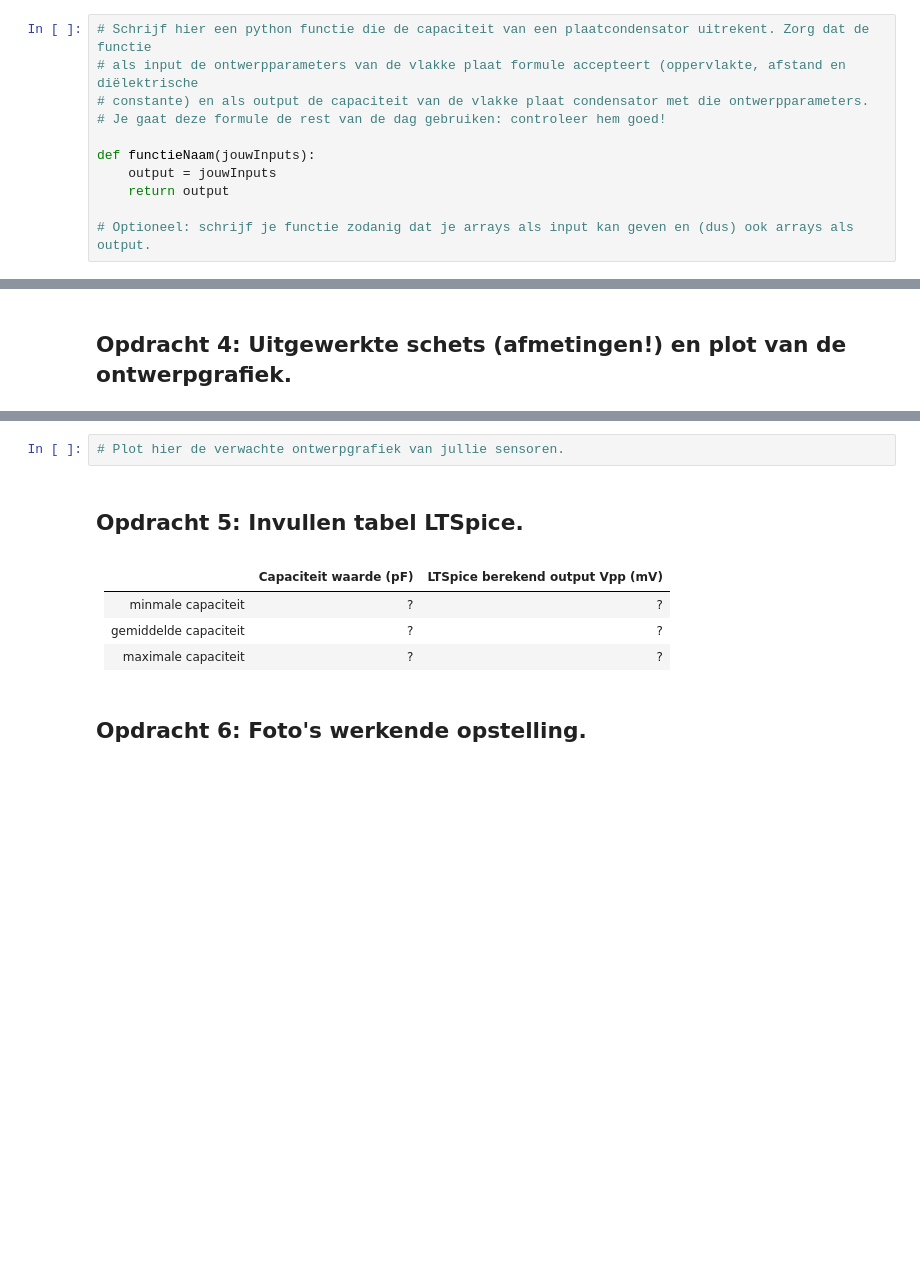
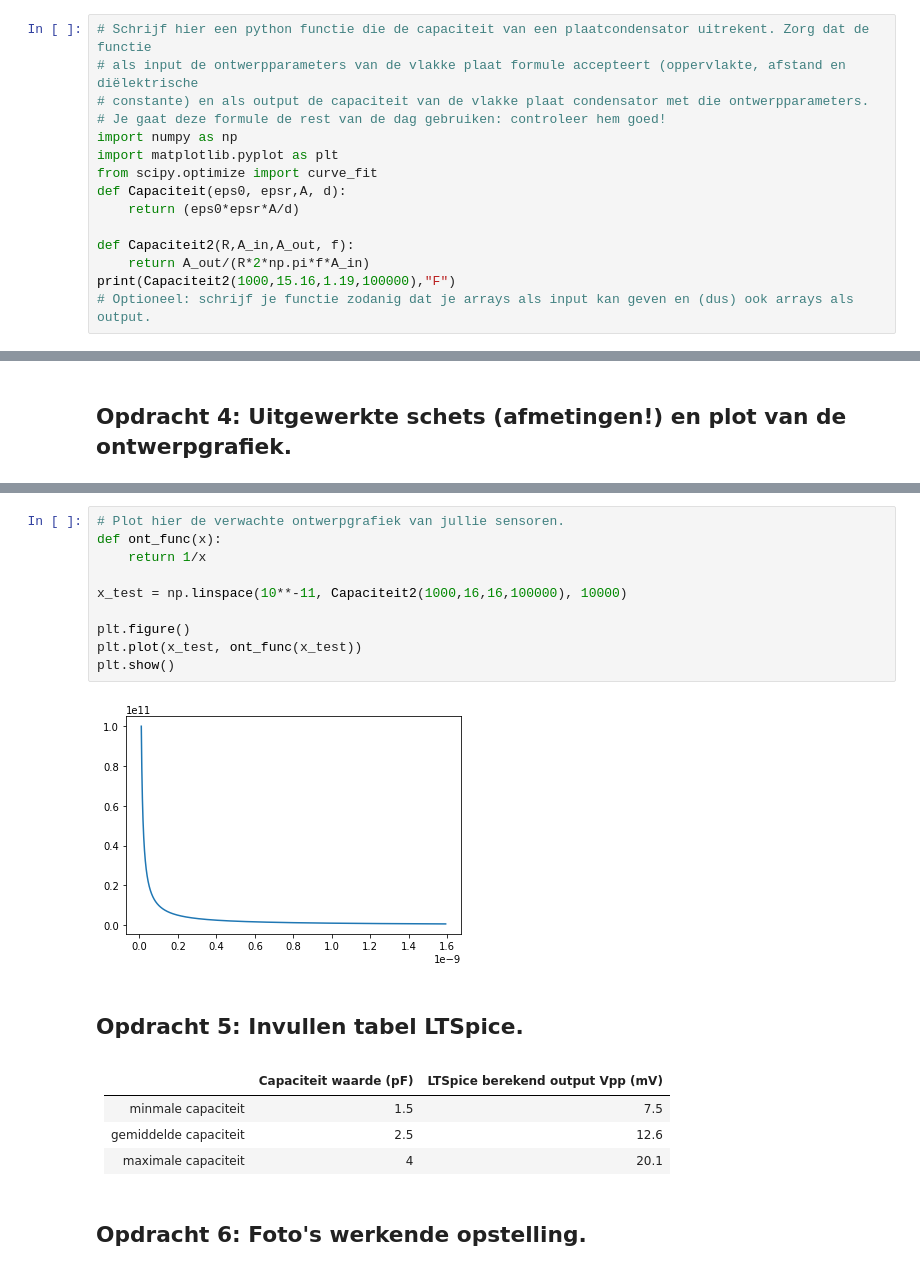
Before and after one commit to faical2354/opdrachten-DEF-D, a Jupyter notebook: FysiekeOntwerpopdrachten/2OntwerpEenSensorCondensator/DEFOntwerpopdracht2OntwerpEenSensorInvulTemplate.ipynb, the cells around one changed output, grey strips where cells are left out. Saved outputs shown, nothing was run; the diff lists cells and outputs as text; blank space fills up the shorter version.

```diff
--- a/FysiekeOntwerpopdrachten/2OntwerpEenSensorCondensator/DEFOntwerpopdracht2OntwerpEenSensorInvulTemplate.ipynb
+++ b/FysiekeOntwerpopdrachten/2OntwerpEenSensorCondensator/DEFOntwerpopdracht2OntwerpEenSensorInvulTemplate.ipynb
@@ -28,9 +28,13 @@ Aan het einde van deze ontwerpopdracht lever je als groep één gezamenlijk note
 # als input de ontwerpparameters van de vlakke plaat formule accepteert (oppervlakte, afstand en diëlektrische
 # constante) en als output de capaciteit van de vlakke plaat condensator met die ontwerpparameters.
 # Je gaat deze formule de rest van de dag gebruiken: controleer hem goed!
+import numpy as np
+import matplotlib.pyplot as plt
+from scipy.optimize import curve_fit
+def Capaciteit(eps0, epsr,A, d):
+    return (eps0*epsr*A/d)
 
-def functieNaam(jouwInputs):
-    output = jouwInputs
-    return output
-
+def Capaciteit2(R,A_in,A_out, f):
+    return A_out/(R*2*np.pi*f*A_in)
+print(Capaciteit2(1000,15.16,1.19,100000),"F")
 # Optioneel: schrijf je functie zodanig dat je arrays als input kan geven en (dus) ook arrays als output.
@@ -73,13 +79,23 @@ Pas deze tekst aan: Wij gaan een sensor maken die X meet.
-# %%
-# Plot hier de verwachte ontwerpgrafiek van jullie sensoren.
+# %%
+# Plot hier de verwachte ontwerpgrafiek van jullie sensoren.
+def ont_func(x):
+    return 1/x
+
+x_test = np.linspace(10**-11, Capaciteit2(1000,16,16,100000), 10000)
+
+plt.figure()
+plt.plot(x_test, ont_func(x_test))
+plt.show()
+# %% [output]
+[figure, added]
 # %% [markdown]
 ## Opdracht 5: Invullen tabel LTSpice.
 # %% [markdown]
 |         | Capaciteit waarde (pF)  | LTSpice berekend output Vpp (mV)|
 |-------------|-------------:|-------------:|
-| minmale capaciteit| ? |? |
-| gemiddelde capaciteit| ? |? |
-| maximale capaciteit| ? |? |
+| minmale capaciteit| 1.5 |7.5 |
+| gemiddelde capaciteit| 2.5 |12.6 |
+| maximale capaciteit| 4 |20.1 |
 # %% [markdown]
 ## Opdracht 6: Foto's werkende opstelling.
 # %% [markdown]
```
Also changed, not shown: parts of 28 cells of this notebook, 11 other files.
